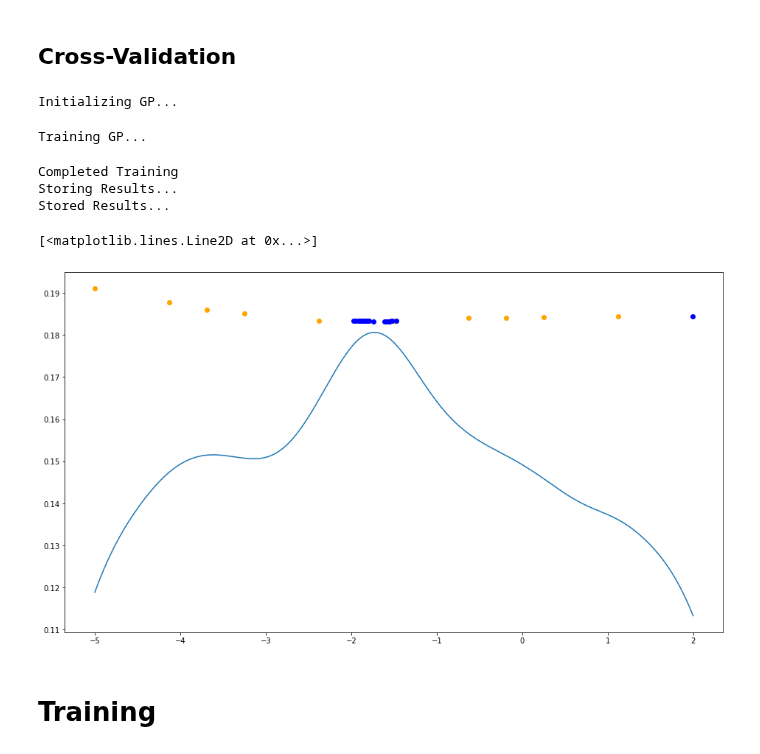
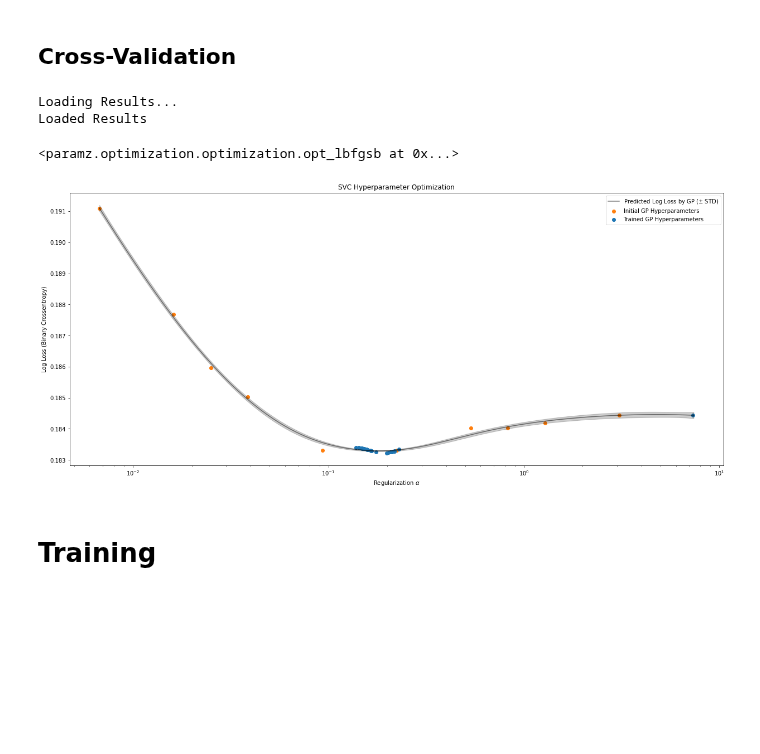
Before and after one commit to psaegert/AML-Final, a Jupyter notebook: models/SVC.ipynb, the cells around one changed output. Saved outputs shown, nothing was run; the diff lists cells and outputs as text; code cells hidden in the pictures; blank space fills up the shorter version.

Commit message:
plotted svc gp results

```diff
--- a/models/SVC.ipynb
+++ b/models/SVC.ipynb
@@ -21,7 +21,7 @@ import scipy.stats as stats
 
 import matplotlib.pyplot as plt
 # %%
-retrain = True
+retrain = False
 # %% [markdown]
 # Data
 # %%
@@ -83,7 +83,7 @@ def get_mean_CV_Score_hosp(score_function, hyperparameters):
     return np.mean(log_loss_list)
 # %%
 hyperparameter_search_space_boundaries = {
-    'log_alpha': [-5, 2], # logarithm of the regularization coefficient
+    'log_alpha': [-6, 6], # logarithm of the regularization coefficient
 }
 # %%
 def expected_improvement(log_alpha):
@@ -109,8 +109,8 @@ def initialize_GP(n_samples):
 
     return Q_init, E_init
 # %%
-initial_n_samples = 10
-additional_n_samples = 30
+initial_n_samples = 16
+additional_n_samples = 64
 # %%
 if retrain:
     print('Initializing GP...')
@@ -153,23 +153,26 @@ else:
 GP = GPy.models.GPRegression(Q, E, kernel=GPy.kern.Matern52(1))
 GP.optimize(messages=False)
 # %% [output]
-Initializing GP...
+Loading Results...
+Loaded Results
-Training GP...
+<paramz.optimization.optimization.opt_lbfgsb at 0x...>
-Completed Training
-Storing Results...
-Stored Results...
 # %%
-log_alpha_linspace = np.linspace(*hyperparameter_search_space_boundaries['log_alpha'], 1000).reshape(-1, 1)
-GP_predicted_log_loss = GP.predict_noiseless(log_alpha_linspace)
+log_alpha_linspace = np.linspace(*hyperparameter_search_space_boundaries['log_alpha'], 1000)
+GP_predicted_log_loss_mean, GP_predicted_log_loss_var = GP.predict_noiseless(log_alpha_linspace.reshape(-1, 1))
+GP_predicted_log_loss_std = np.sqrt(GP_predicted_log_loss_var)
 # %%
-fig, ax = plt.subplots(1, 1, figsize=(16, 9))
-plt.scatter(Q[:10, 0], E[:10, 0], color='tab:orange')
-plt.scatter(Q[10:, 0], E[10:, 0], color='tab:blue')
+fig, ax = plt.subplots(1, 1, figsize=(21, 9))
+plt.scatter(np.exp(Q[:10, 0]), E[:10, 0], color='tab:orange', label='Initial GP Hyperparameters')
+plt.scatter(np.exp(Q[10:, 0]), E[10:, 0], color='tab:blue', label='Trained GP Hyperparameters')
 
-plt.plot(log_alpha_linspace, GP_predicted_log_loss, color='black', alpha=0.5)
+ax.plot(np.exp(log_alpha_linspace), GP_predicted_log_loss_mean[:, 0], color='black', alpha=0.5, label=r'Predicted Log Loss by GP ($\pm$ STD)')
+ax.fill_between(np.exp(log_alpha_linspace), GP_predicted_log_loss_mean[:, 0] - GP_predicted_log_loss_std[:, 0], GP_predicted_log_loss_mean[:, 0] + GP_predicted_log_loss_std[:, 0], color='black', alpha=0.2)
+
+ax.set_xscale('log')
+ax.set_xlabel(r'Regularization $\alpha$'); ax.set_ylabel('Log Loss (Binary Crossentropy)'); ax.set_title('SVC Hyperparameter Optimization')
+ax.legend();
 # %% [output]
-[<matplotlib.lines.Line2D at 0x...>]
-[figure, old version]
+[figure, new version]
 # %% [markdown]
 # Training
 # %% [markdown]
```
Also changed, not shown: 1 other file.
